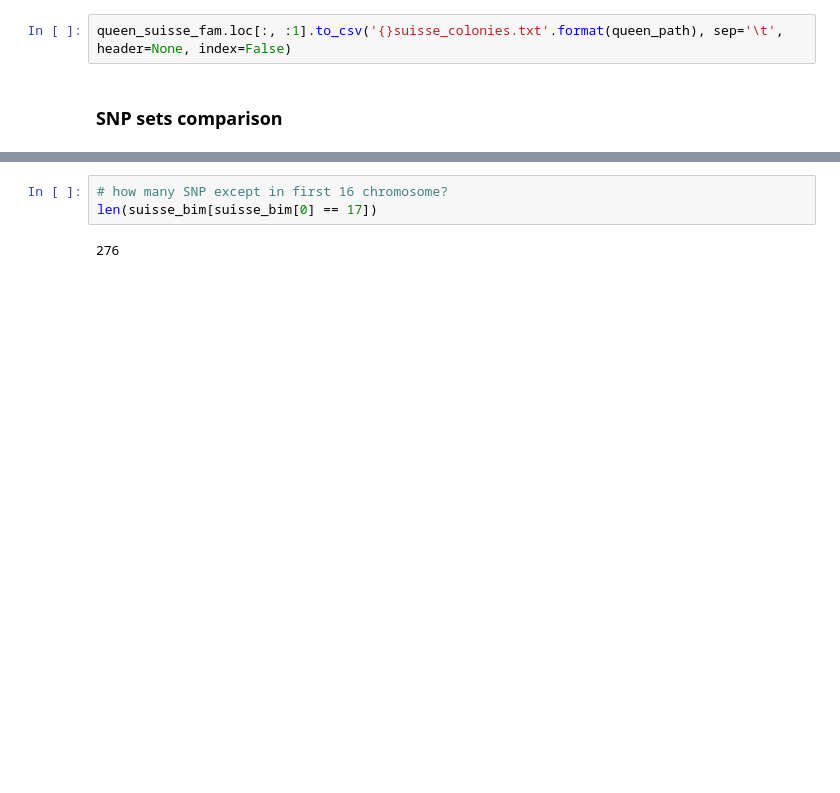
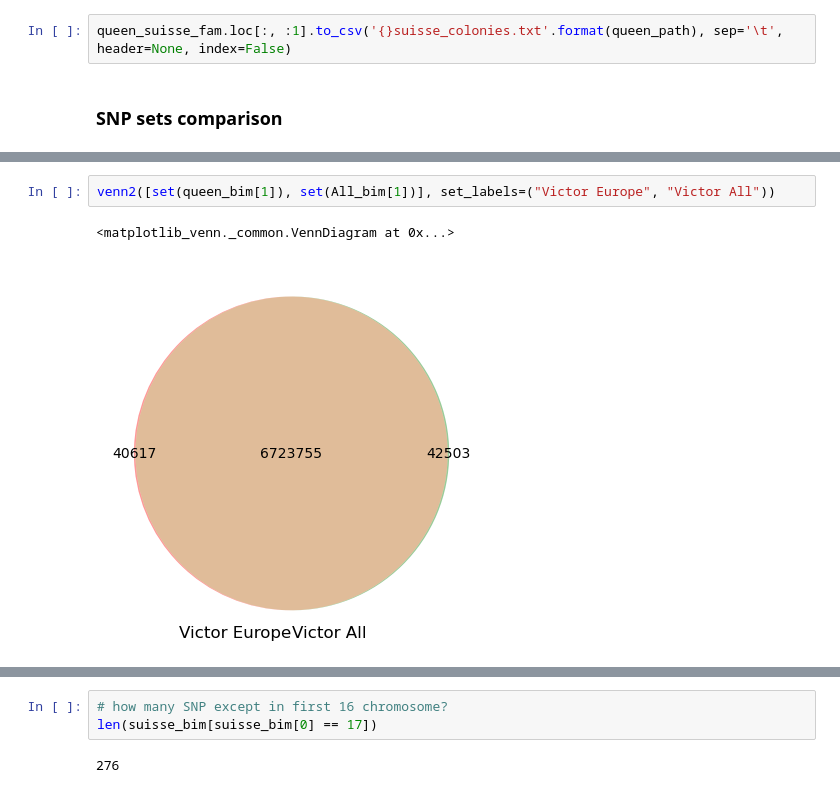
Before and after one commit to victorrossier/plan-b-omics, a Jupyter notebook: notebooks/queen_genotypes_stats.ipynb, the cells around one changed output, grey strips where cells are left out. Drawn from its saved outputs; the diff is of its cells as text; blank space fills up the shorter version.

```diff
--- a/notebooks/queen_genotypes_stats.ipynb
+++ b/notebooks/queen_genotypes_stats.ipynb
@@ -180,0 +187,5 @@ suisse_bim
+# %%
+venn2([set(queen_bim[1]), set(All_bim[1])], set_labels=("Victor Europe", "Victor All"))
+# %% [output]
+<matplotlib_venn._common.VennDiagram at 0x...>
+[figure, added]
```
Also changed, not shown: parts of 53 cells of this notebook, 10 other files.
